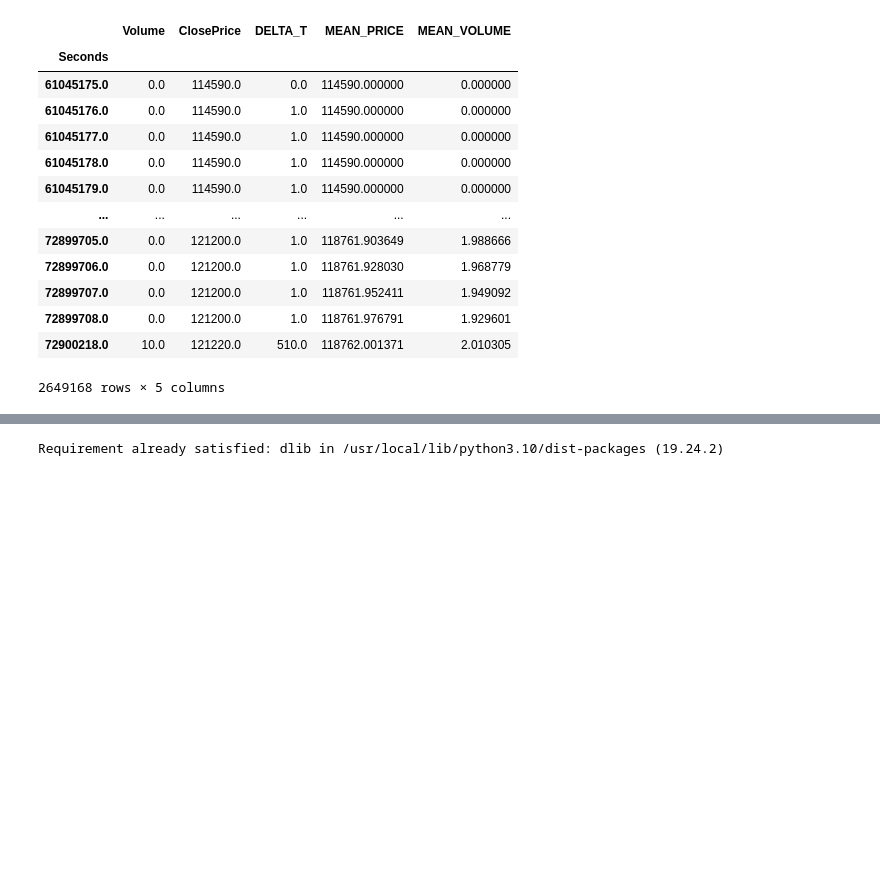
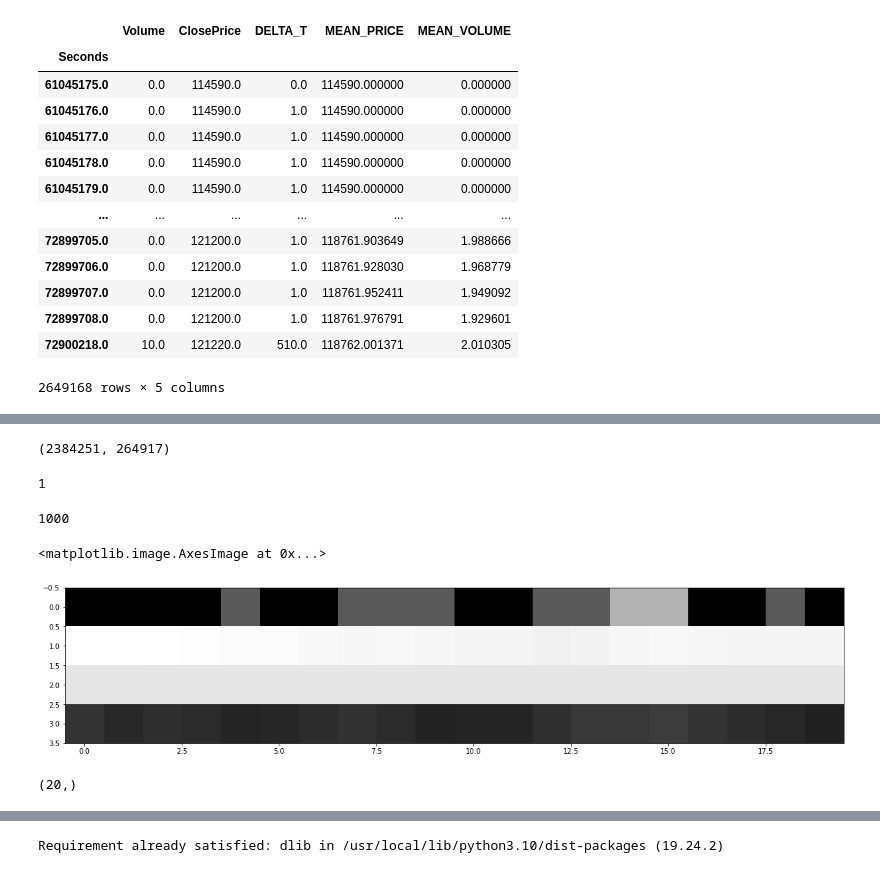
Before and after one commit to mfilipak/FILIPAK-DATA-SCIENCE, a Jupyter notebook: DIA7.ipynb, the cells around one changed output, grey strips where cells are left out. Saved outputs shown, nothing was run; the diff lists cells and outputs as text; code cells hidden in the pictures; blank space fills up the shorter version.

```diff
--- a/DIA7.ipynb
+++ b/DIA7.ipynb
@@ -124,0 +184,38 @@ df
+# %%
+cut = int(len(data)*0.9)
+data_train = data[:cut]
+data_test = data[cut:]
+len(data_train), len(data_test)
+# %% [output]
+(2384251, 264917)
+# %%
+random.randint(1,5)
+# %% [output]
+1
+# %%
+def generator(d, window_size=100, future_deep=5, jitter=0):
+    i = window_size
+    while True:
+        print(i)
+        yield d[i-window_size:i], d[i:i+future_deep,1]
+
+        if jitter!=0:
+            i+=random.randint(1,jitter+1)
+        else:
+            i+=1
+        if i >= (len(d)-future_deep):
+            i = window_size
+# %%
+train_g = generator(data_train[20000:], 1000, future_deep=20, jitter=30)
+# %%
+X, Y = next(train_g)
+plt.figure(figsize=(20,20))
+plt.imshow(cv2.resize(X.T,(20,5))[[0,1,3,4],:], cmap="gray")
+# %% [output]
+1000
+<matplotlib.image.AxesImage at 0x...>
+[figure, added]
+# %%
+Y.shape
+# %% [output]
+(20,)
```
Also changed, not shown: parts of 28 cells of this notebook.
